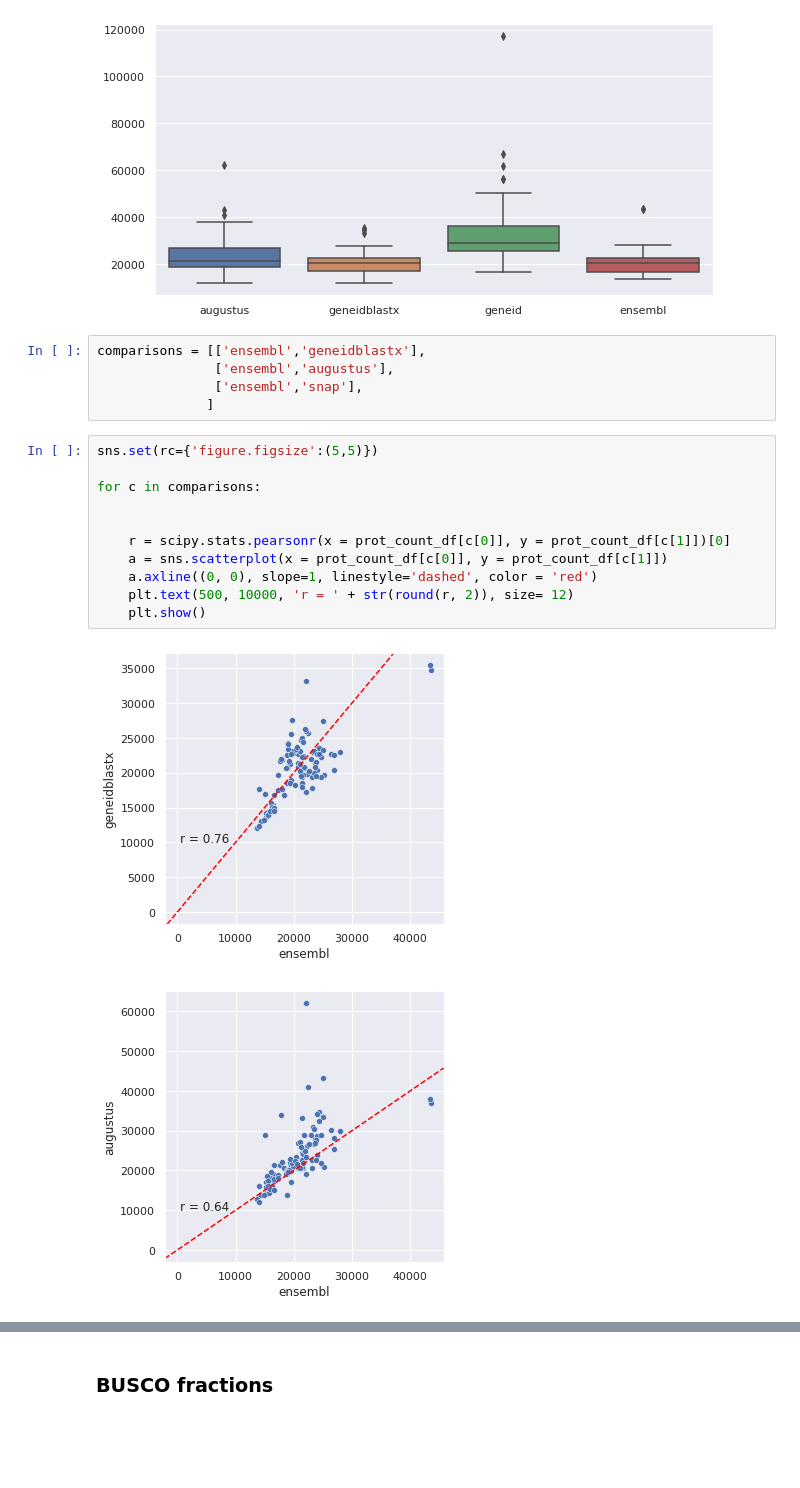
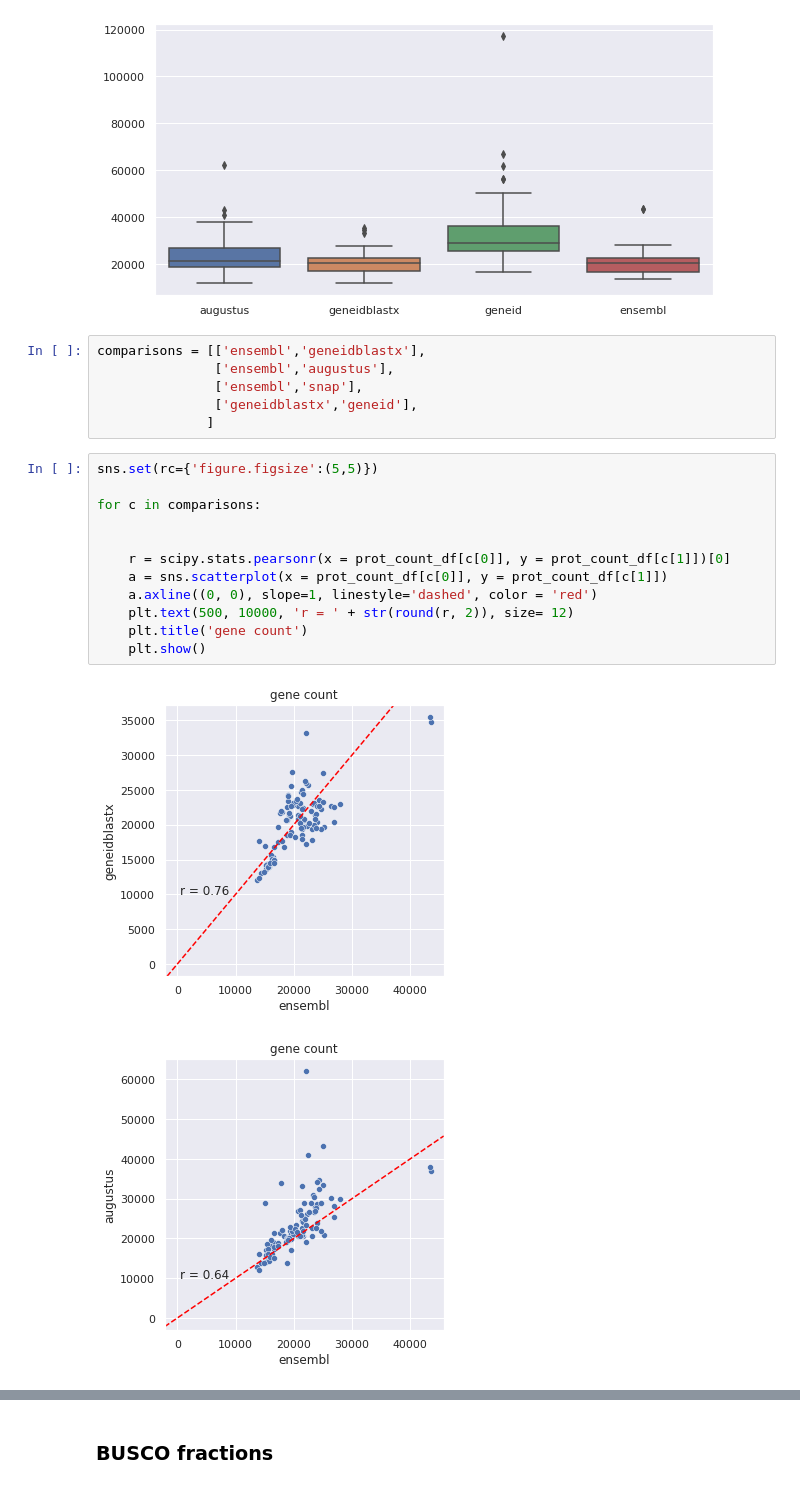
Before and after one commit to apollo994/busco_benchmark, a Jupyter notebook: notebooks/02_summary_stats.ipynb, the cells around one changed output, grey strips where cells are left out. Cells and saved outputs as stored; diff of their text form; blank space fills up the shorter version.

```diff
--- a/notebooks/02_summary_stats.ipynb
+++ b/notebooks/02_summary_stats.ipynb
@@ -87,18 +87,20 @@ sns.boxplot(data = prot_count_df[['augustus','geneidblastx','geneid','ensembl']]
 comparisons = [['ensembl','geneidblastx'],
                ['ensembl','augustus'],
                ['ensembl','snap'],
+               ['geneidblastx','geneid'],
               ]
 # %%
 sns.set(rc={'figure.figsize':(5,5)})
 
 for c in comparisons:
 
 
     r = scipy.stats.pearsonr(x = prot_count_df[c[0]], y = prot_count_df[c[1]])[0]
     a = sns.scatterplot(x = prot_count_df[c[0]], y = prot_count_df[c[1]])
     a.axline((0, 0), slope=1, linestyle='dashed', color = 'red')
     plt.text(500, 10000, 'r = ' + str(round(r, 2)), size= 12)
+    plt.title('gene count')
     plt.show()
 # %% [output]
-[figure, old version]
+[figure, new version]
-[figure, old version]
+[figure, new version]
```
Also changed, not shown: parts of 4 cells of this notebook.
